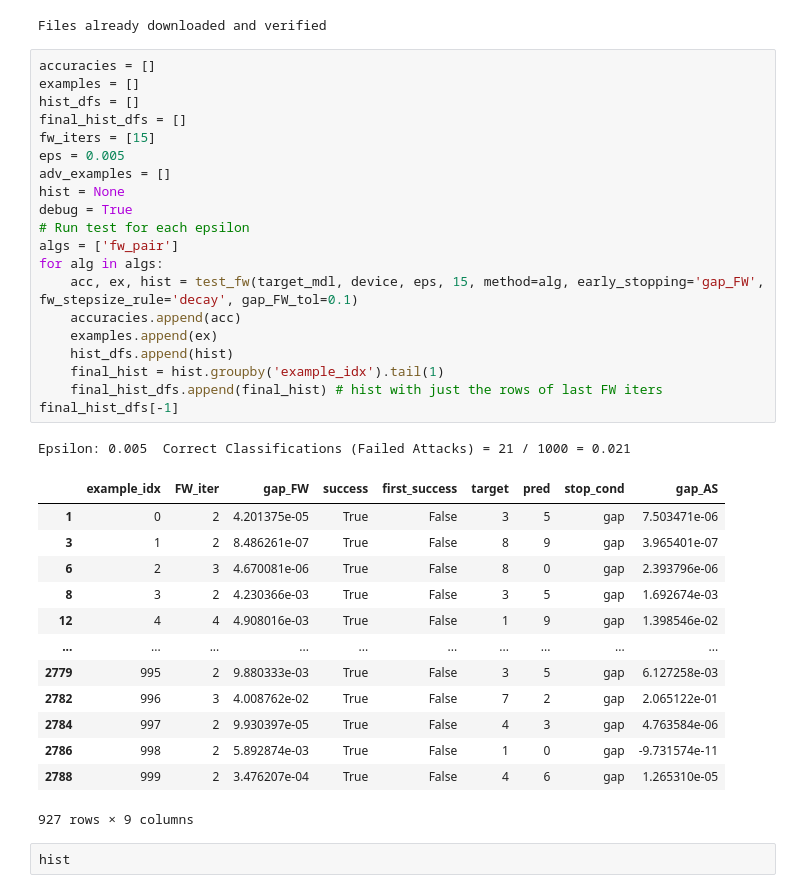
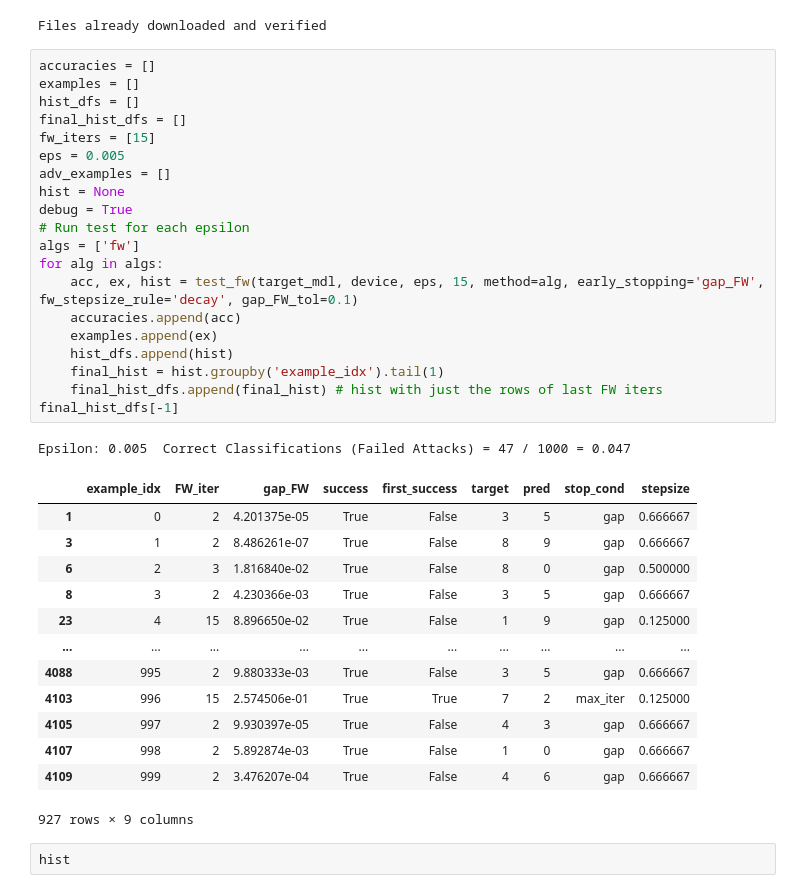
Before and after one commit to TannerAGraves/FW-variants-for-WB-Adversarial-Attacks, a Jupyter notebook: test attacks.ipynb, the cells around one changed output. Cells and saved outputs as stored; diff of their text form.

```diff
--- a/test attacks.ipynb
+++ b/test attacks.ipynb
@@ -44,37 +44,37 @@ Files already downloaded and verified
 # %%
 accuracies = []
 examples = []
 hist_dfs = []
 final_hist_dfs = []
 fw_iters = [15]
 eps = 0.005
 adv_examples = []
 hist = None
 debug = True
 # Run test for each epsilon
-algs = ['fw_pair']
+algs = ['fw']
 for alg in algs:
     acc, ex, hist = test_fw(target_mdl, device, eps, 15, method=alg, early_stopping='gap_FW', fw_stepsize_rule='decay', gap_FW_tol=0.1)
     accuracies.append(acc)
     examples.append(ex)
     hist_dfs.append(hist)
     final_hist = hist.groupby('example_idx').tail(1)
     final_hist_dfs.append(final_hist) # hist with just the rows of last FW iters
 final_hist_dfs[-1]
 # %% [output]
-Epsilon: 0.005  Correct Classifications (Failed Attacks) = 21 / 1000 = 0.021
+Epsilon: 0.005  Correct Classifications (Failed Attacks) = 47 / 1000 = 0.047
-|  | example_idx | FW_iter | gap_FW | success | first_success | target | pred | stop_cond | gap_AS |
-| 1 | 0 | 2 | 4.201375e-05 | True | False | 3 | 5 | gap | 7.503471e-06 |
-| 3 | 1 | 2 | 8.486261e-07 | True | False | 8 | 9 | gap | 3.965401e-07 |
-| 6 | 2 | 3 | 4.670081e-06 | True | False | 8 | 0 | gap | 2.393796e-06 |
-| 8 | 3 | 2 | 4.230366e-03 | True | False | 3 | 5 | gap | 1.692674e-03 |
-| 12 | 4 | 4 | 4.908016e-03 | True | False | 1 | 9 | gap | 1.398546e-02 |
+|  | example_idx | FW_iter | gap_FW | success | first_success | target | pred | stop_cond | stepsize |
+| 1 | 0 | 2 | 4.201375e-05 | True | False | 3 | 5 | gap | 0.666667 |
+| 3 | 1 | 2 | 8.486261e-07 | True | False | 8 | 9 | gap | 0.666667 |
+| 6 | 2 | 3 | 1.816840e-02 | True | False | 8 | 0 | gap | 0.500000 |
+| 8 | 3 | 2 | 4.230366e-03 | True | False | 3 | 5 | gap | 0.666667 |
+| 23 | 4 | 15 | 8.896650e-02 | True | False | 1 | 9 | gap | 0.125000 |
 | ... | ... | ... | ... | ... | ... | ... | ... | ... | ... |
-| 2779 | 995 | 2 | 9.880333e-03 | True | False | 3 | 5 | gap | 6.127258e-03 |
-| 2782 | 996 | 3 | 4.008762e-02 | True | False | 7 | 2 | gap | 2.065122e-01 |
-| 2784 | 997 | 2 | 9.930397e-05 | True | False | 4 | 3 | gap | 4.763584e-06 |
-| 2786 | 998 | 2 | 5.892874e-03 | True | False | 1 | 0 | gap | -9.731574e-11 |
-| 2788 | 999 | 2 | 3.476207e-04 | True | False | 4 | 6 | gap | 1.265310e-05 |
+| 4088 | 995 | 2 | 9.880333e-03 | True | False | 3 | 5 | gap | 0.666667 |
+| 4103 | 996 | 15 | 2.574506e-01 | True | True | 7 | 2 | max_iter | 0.125000 |
+| 4105 | 997 | 2 | 9.930397e-05 | True | False | 4 | 3 | gap | 0.666667 |
+| 4107 | 998 | 2 | 5.892874e-03 | True | False | 1 | 0 | gap | 0.666667 |
+| 4109 | 999 | 2 | 3.476207e-04 | True | False | 4 | 6 | gap | 0.666667 |
 927 rows × 9 columns
 # %%
 hist
```
Also changed, not shown: 10 other files.
